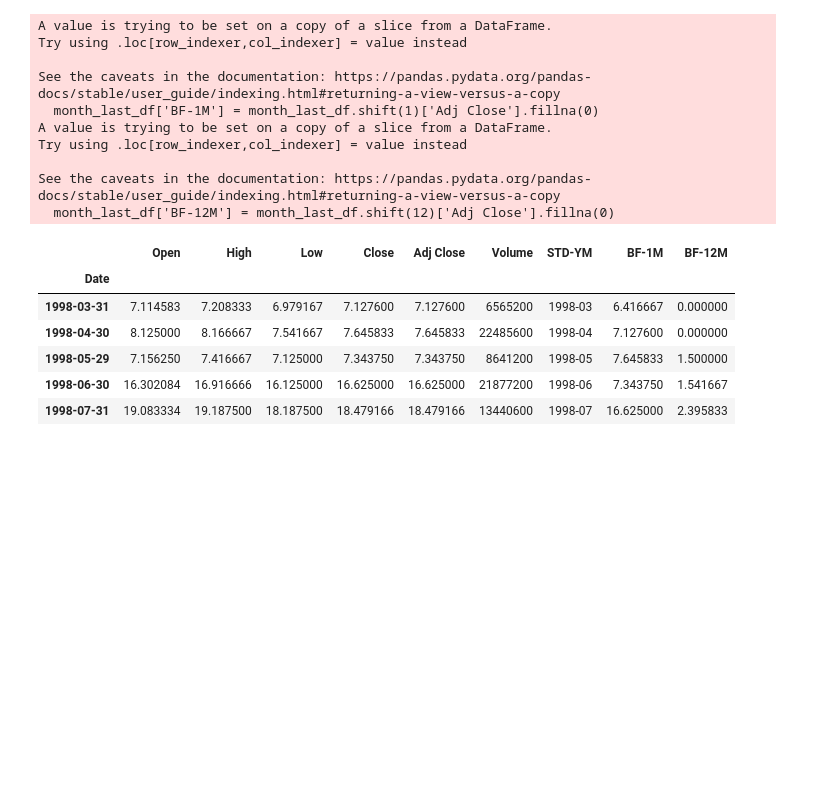
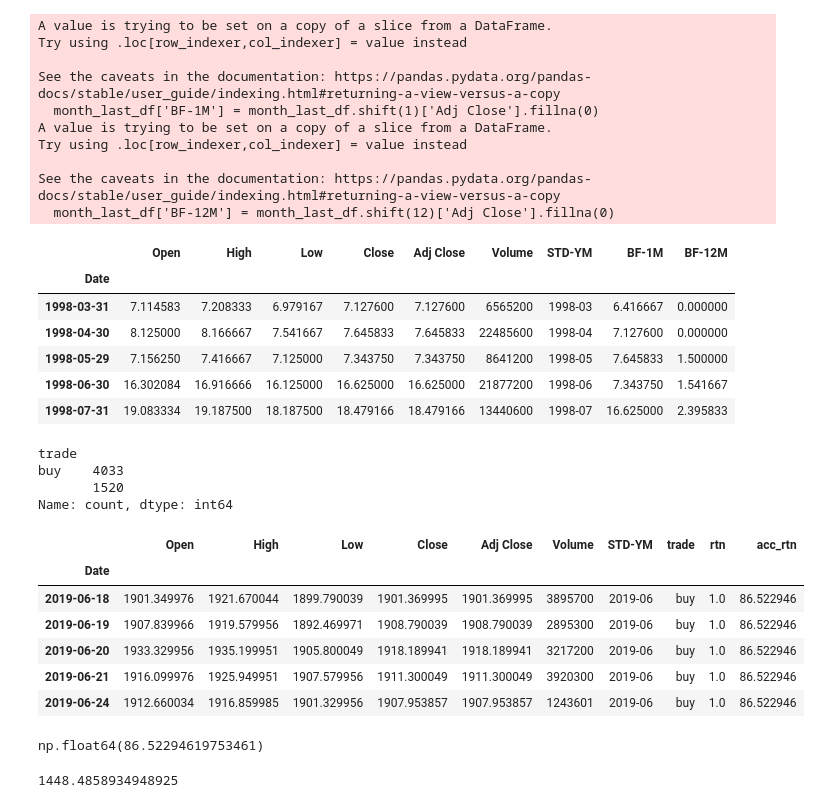
Before and after one commit to bsmoon-86/multicam_11, a Jupyter notebook: 20260528/03_momentum.ipynb, the cells around one changed output. Drawn from its saved outputs; the diff is of its cells as text; code cells hidden in the pictures; blank space fills up the shorter version.

```diff
--- a/20260528/03_momentum.ipynb
+++ b/20260528/03_momentum.ipynb
@@ -91,3 +124,61 @@ month_last_df.iloc[10: 15, ]
 | 1998-05-29 | 7.156250 | 7.416667 | 7.125000 | 7.343750 | 7.343750 | 8641200 | 1998-05 | 7.645833 | 1.500000 |
 | 1998-06-30 | 16.302084 | 16.916666 | 16.125000 | 16.625000 | 16.625000 | 21877200 | 1998-06 | 7.343750 | 1.541667 |
 | 1998-07-31 | 19.083334 | 19.187500 | 18.187500 | 18.479166 | 18.479166 | 13440600 | 1998-07 | 16.625000 | 2.395833 |
+# %%
+# 거래 내역 추가 ( df, month_last_df )
+# 거래 내역은 df에 추가
+# month_last_df는 구매 신호(momentum_index)를 확인하기 위함
+for i in month_last_df.index:
+    signal = ""
+
+    # 절대 모멘텀의 계산식 -> 전월 수정주가 / 전년도 수정주가 - 1
+    momentum_index = month_last_df.loc[i, 'BF-1M'] / month_last_df.loc[i, 'BF-12M'] - 1
+    # 0보다 크고 무한대가 아닌경우 : 구매 신호
+    flag = (momentum_index > 0) & (momentum_index != np.inf)
+    if flag:
+        signal = 'buy'
+
+    print(f"날짜 : {i}, 모멘텀 인덱스 : {momentum_index}, signal : {signal}")
+    df.loc[i:, 'trade'] = signal
+# %%
+df['trade'].value_counts()
+# %% [output]
+trade
+buy    4033
+       1520
+Name: count, dtype: int64
+# %%
+# 수익율, 누적 수익율 계산
+df['rtn'] = 1
+for i in df.index :
+    if (df.shift().loc[i, 'trade'] == "") & (df.loc[i, 'trade'] == 'buy'):
+        buy = df.loc[i, 'Adj Close']
+        print(f"매수일 : {i}, 매수가 : {buy}")
+    elif (df.shift().loc[i, 'trade'] == 'buy') & (df.loc[i, 'trade'] == ''):
+        sell = df.loc[i, 'Adj Close']
+        rtn = sell / buy
+        df.loc[i, 'rtn'] = rtn
+        print(f'매도일 : {i}, 매도가 : {sell}, 수익율 : {rtn}')
+# %%
+df['acc_rtn'] = df['rtn'].cumprod()
+# %%
+df.tail()
+# %% [output]
+|  | Open | High | Low | Close | Adj Close | Volume | STD-YM | trade | rtn | acc_rtn |
+| Date |  |  |  |  |  |  |  |  |  |  |
+| 2019-06-18 | 1901.349976 | 1921.670044 | 1899.790039 | 1901.369995 | 1901.369995 | 3895700 | 2019-06 | buy | 1.0 | 86.522946 |
+| 2019-06-19 | 1907.839966 | 1919.579956 | 1892.469971 | 1908.790039 | 1908.790039 | 2895300 | 2019-06 | buy | 1.0 | 86.522946 |
+| 2019-06-20 | 1933.329956 | 1935.199951 | 1905.800049 | 1918.189941 | 1918.189941 | 3217200 | 2019-06 | buy | 1.0 | 86.522946 |
+| 2019-06-21 | 1916.099976 | 1925.949951 | 1907.579956 | 1911.300049 | 1911.300049 | 3920300 | 2019-06 | buy | 1.0 | 86.522946 |
+| 2019-06-24 | 1912.660034 | 1916.859985 | 1901.329956 | 1907.953857 | 1907.953857 | 1243601 | 2019-06 | buy | 1.0 | 86.522946 |
+# %%
+df.iloc[-1, -1]
+# %% [output]
+np.float64(86.52294619753461)
+# %%
+# 바이앤홀드 수익율 계산
+buy = df['Adj Close'][0]
+sell = df['Adj Close'][-1]
+print(sell / rtn)
+# %% [output]
+1448.4858934948925
```
Also changed, not shown: parts of 15 cells of this notebook.
